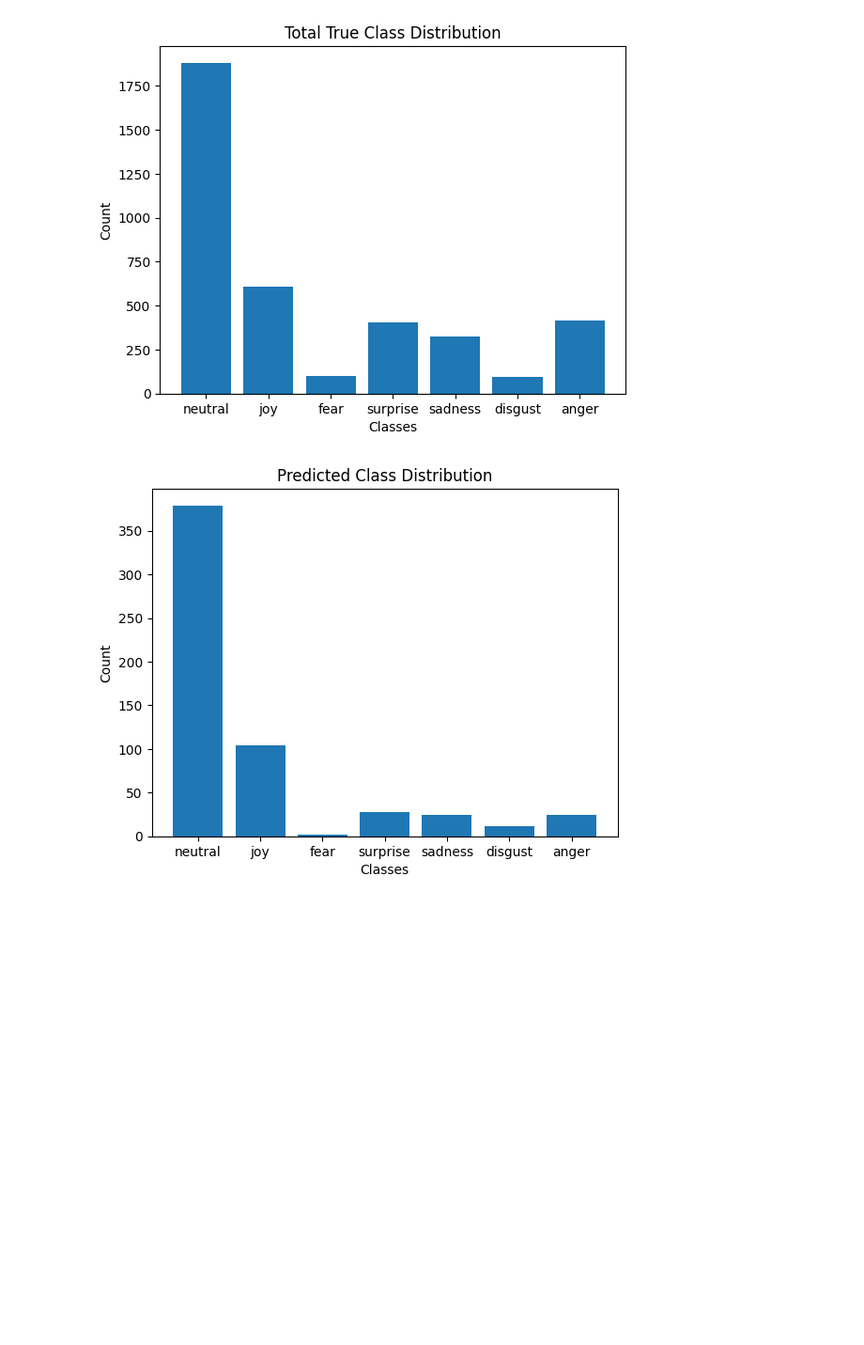
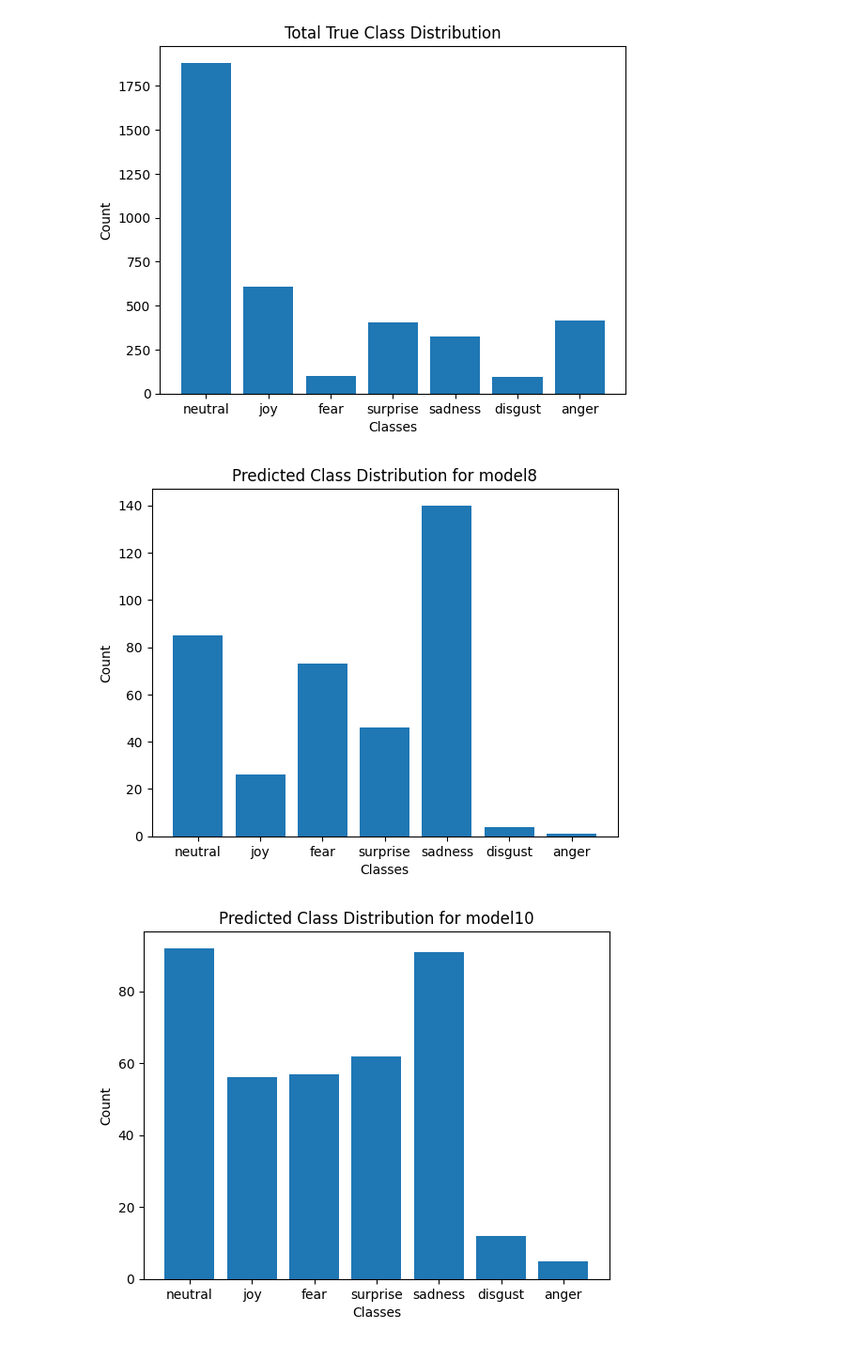
Before and after one commit to wyattnapier/ds340project, a Jupyter notebook: two_branches.ipynb, the cells around one changed output. Shown: that part at 94% size. Drawn from its saved outputs; the diff is of its cells as text; code cells hidden in the pictures; blank space fills up the shorter version.

```diff
--- a/two_branches.ipynb
+++ b/two_branches.ipynb
@@ -491,6 +541,7 @@ early_stopping = EarlyStopping(
 )
 
 histories = []
+valid_maxes = []
 for label, model in cnn_models:
     print(label)
     # Train the model
@@ -506,5 +557,7 @@ for label, model in cnn_models:
         callbacks=[early_stopping]
     )
     histories.append((label, history))
+    num_layers = int(label.split("l")[1])
+    valid_maxes.append((num_layers, max(history.history['val_accuracy']) * 100))
     print("Best validation accuracy percentage:", max(history.history['val_accuracy']) * 100, "%\n")
 # %% [output]
@@ -548,6 +626,7 @@ for name, history in histories:
 # %%
 from sklearn.metrics import accuracy_score, f1_score
 
+predictions = []
 # Predict on the test data
 for name, model in cnn_models:
     print(name)
@@ -563,4 +642,5 @@ for name, model in cnn_models:
     f1_per_class = f1_score(y_test, y_pred_classes, average=None)
     for idx, label in enumerate(emotion_labels):
         print(f"F1 Score for {label}: {f1_per_class[idx]:.4f}")
+    predictions.append((name, y_pred_classes))
 # %% [output]
@@ -588,13 +665,14 @@ F1 Score for anger: 0.0857
 ## could either move this into the for loop above or save the y_pred_classes in an array
 from sklearn.metrics import confusion_matrix, ConfusionMatrixDisplay
 
-# Compute confusion matrix
-cm = confusion_matrix(y_test, y_pred_classes)
+for name, pred_classes in predictions:
+    # Compute confusion matrix
+    cm = confusion_matrix(y_test, pred_classes)
 
-# Plot confusion matrix as a heatmap
-disp = ConfusionMatrixDisplay(confusion_matrix=cm, display_labels=emotion_labels)
-disp.plot(cmap=plt.cm.Blues)
-plt.title('Confusion Matrix')
-plt.savefig('./plots/confusion_matrix', dpi=300)
-plt.show()
+    # Plot confusion matrix as a heatmap
+    disp = ConfusionMatrixDisplay(confusion_matrix=cm, display_labels=emotion_labels)
+    disp.plot(cmap=plt.cm.Blues)
+    plt.title(f'Confusion Matrix for {name}')
+    # plt.savefig('./plots/confusion_matrix', dpi=300)
+    plt.show()
 # %% [output]
@@ -614,16 +696,16 @@ plt.show()
 # %% [output]
 [figure]
 # %%
-# Get predicted classes
-y_pred_classes = y_pred.argmax(axis=1)
-
-# Plot class distribution
-unique, counts = np.unique(y_pred_classes, return_counts=True)
-plt.bar(unique, counts, tick_label=emotion_labels)
-plt.title('Predicted Class Distribution')
-plt.xlabel('Classes')
-plt.ylabel('Count')
-plt.savefig('./plots/pred_class_distribution', dpi=300)
-plt.show()
+## could either move this into the for loop above or save the y_pred_classes in an array or something
+for name, pred_classes in predictions:
+    # Plot class distribution
+    unique, counts = np.unique(pred_classes, return_counts=True)
+    plt.bar(unique, counts, tick_label=emotion_labels)
+    plt.title(f'Predicted Class Distribution for {name}')
+    plt.xlabel('Classes')
+    plt.ylabel('Count')
+    # plt.savefig('./plots/pred_class_distribution', dpi=300)
+    plt.show()
 # %% [output]
-[figure, old version]
+[figure, new version]
+[figure, added]
```
Also changed, not shown: parts of 14 cells of this notebook.
